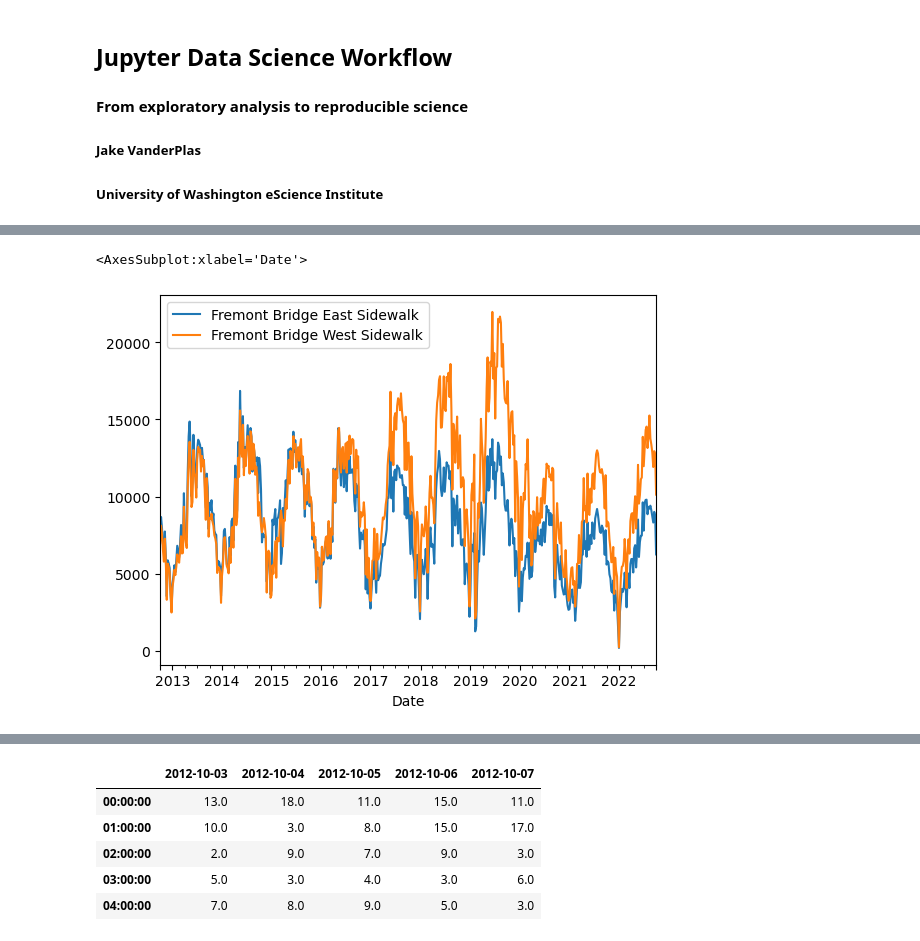
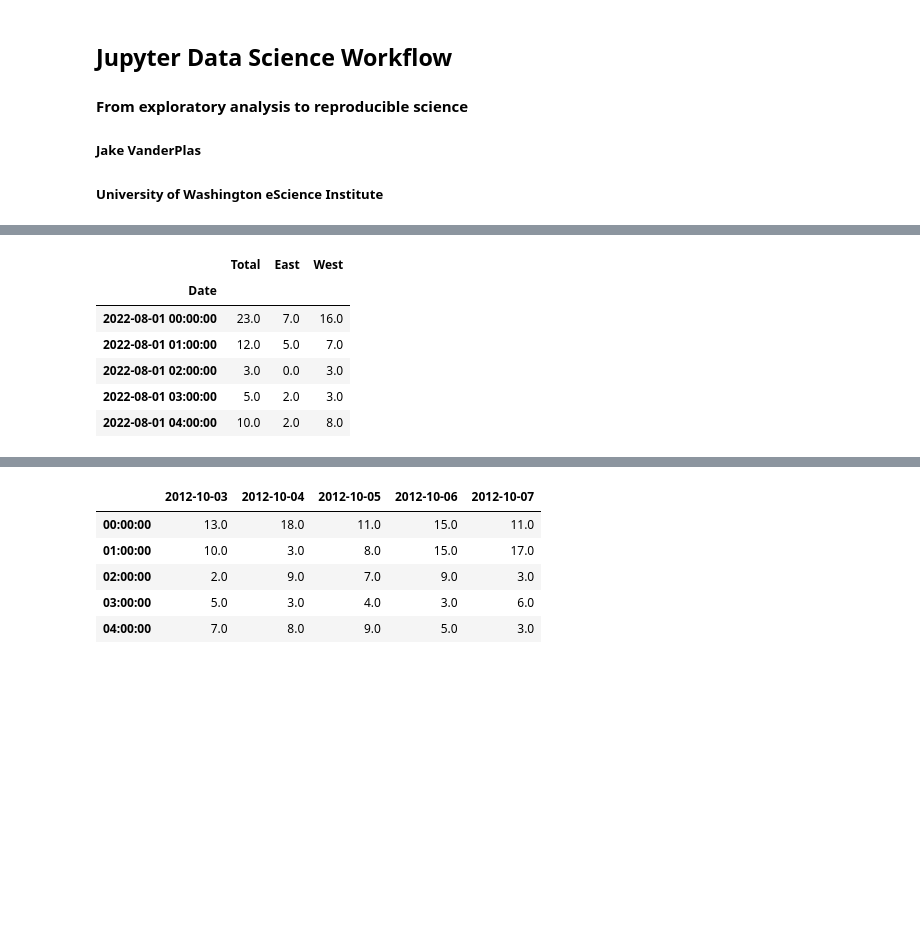
Before and after one commit to EAsencios/Jupyter_01, a Jupyter notebook: JupyterWorkFlow.ipynb, the cells around one changed output, grey strips where cells are left out. Cells and saved outputs as stored; diff of their text form; code cells hidden in the pictures; blank space fills up the shorter version.

```diff
--- a/JupyterWorkFlow.ipynb
+++ b/JupyterWorkFlow.ipynb
@@ -25,7 +24,12 @@ data.head()
-# %%
-%matplotlib inline
-data.resample('W').sum().plot()
-# %% [output]
-<AxesSubplot:xlabel='Date'>
-[figure, removed]
+# %%
+data = get_fremont_data()
+data.head()
+# %% [output]
+|  | Total | East | West |
+| Date |  |  |  |
+| 2022-08-01 00:00:00 | 23.0 | 7.0 | 16.0 |
+| 2022-08-01 01:00:00 | 12.0 | 5.0 | 7.0 |
+| 2022-08-01 02:00:00 | 3.0 | 0.0 | 3.0 |
+| 2022-08-01 03:00:00 | 5.0 | 2.0 | 3.0 |
+| 2022-08-01 04:00:00 | 10.0 | 2.0 | 8.0 |
 # %%
```
Also changed, not shown: parts of 7 cells of this notebook.
